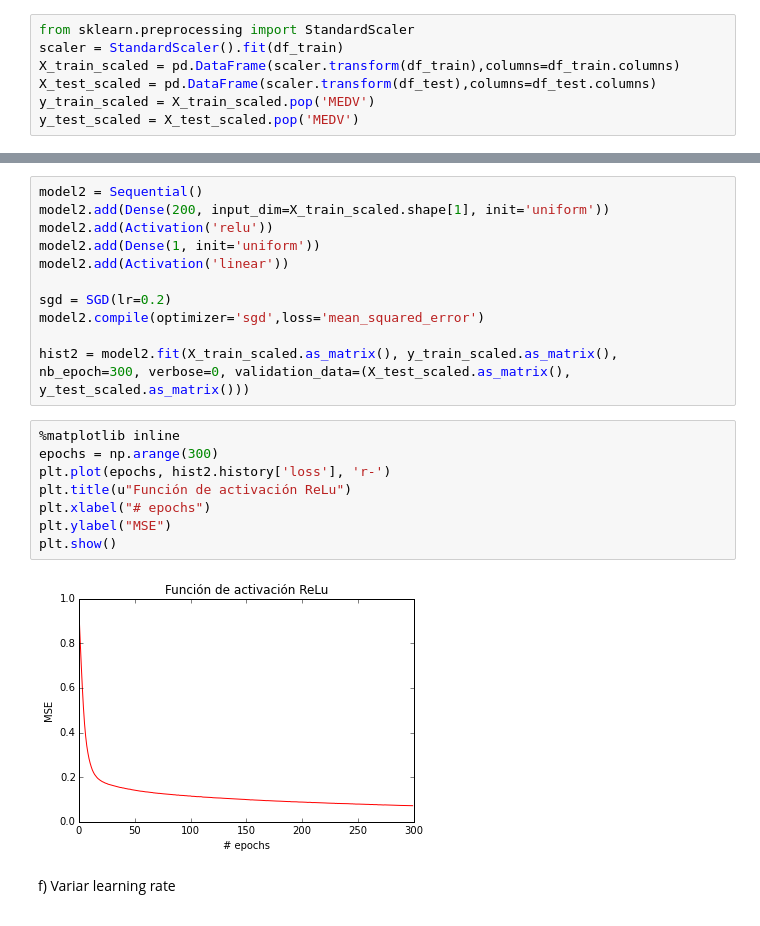
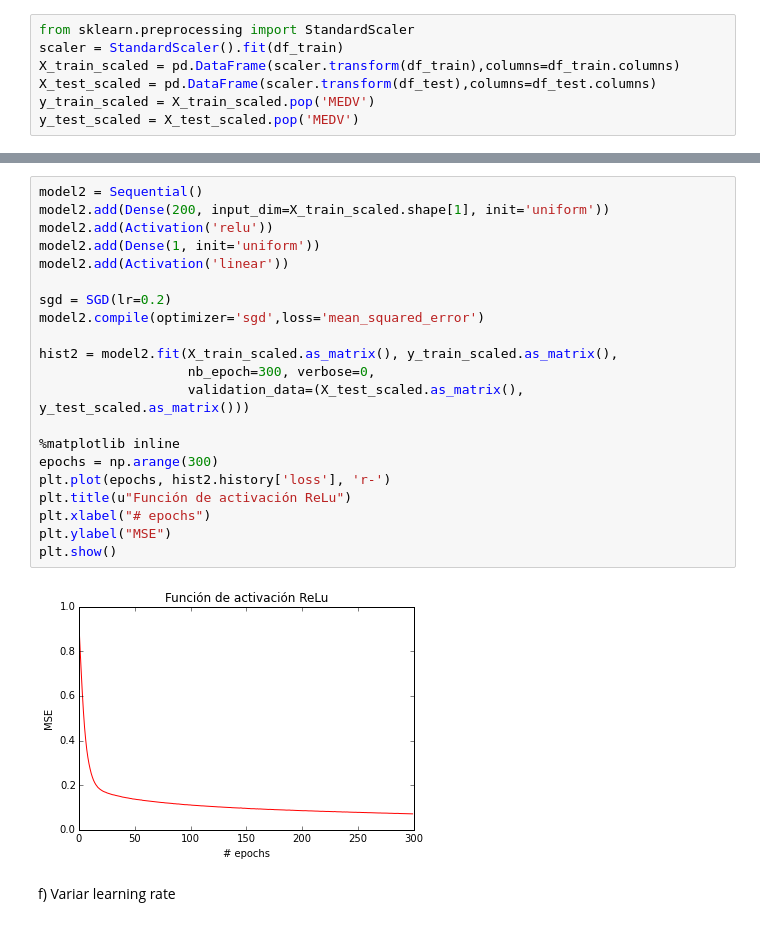
Before and after one commit to asazo/ANN, a Jupyter notebook: tarea1/tarea1.ipynb, the cells around one changed output, grey strips where cells are left out. Cells and saved outputs as stored; diff of their text form.

```diff
--- a/tarea1/tarea1.ipynb
+++ b/tarea1/tarea1.ipynb
@@ -200,24 +225,26 @@ e) Variar función de activación
 # %%
 model2 = Sequential()
 model2.add(Dense(200, input_dim=X_train_scaled.shape[1], init='uniform'))
 model2.add(Activation('relu'))
 model2.add(Dense(1, init='uniform'))
 model2.add(Activation('linear'))
 
 sgd = SGD(lr=0.2)
 model2.compile(optimizer='sgd',loss='mean_squared_error')
 
-hist2 = model2.fit(X_train_scaled.as_matrix(), y_train_scaled.as_matrix(), nb_epoch=300, verbose=0, validation_data=(X_test_scaled.as_matrix(), y_test_scaled.as_matrix()))
+hist2 = model2.fit(X_train_scaled.as_matrix(), y_train_scaled.as_matrix(),
+                   nb_epoch=300, verbose=0,
+                   validation_data=(X_test_scaled.as_matrix(), y_test_scaled.as_matrix()))
+
+%matplotlib inline
+epochs = np.arange(300)
+plt.plot(epochs, hist2.history['loss'], 'r-')
+plt.title(u"Función de activación ReLu")
+plt.xlabel("# epochs")
+plt.ylabel("MSE")
+plt.show()
+# %% [output]
+[figure, added]
-# %%
-%matplotlib inline
-epochs = np.arange(300)
-plt.plot(epochs, hist2.history['loss'], 'r-')
-plt.title(u"Función de activación ReLu")
-plt.xlabel("# epochs")
-plt.ylabel("MSE")
-plt.show()
-# %% [output]
-[figure, removed]
 # %% [markdown]
 f) Variar learning rate
 # %%
```
Also changed, not shown: parts of 16 cells of this notebook.
